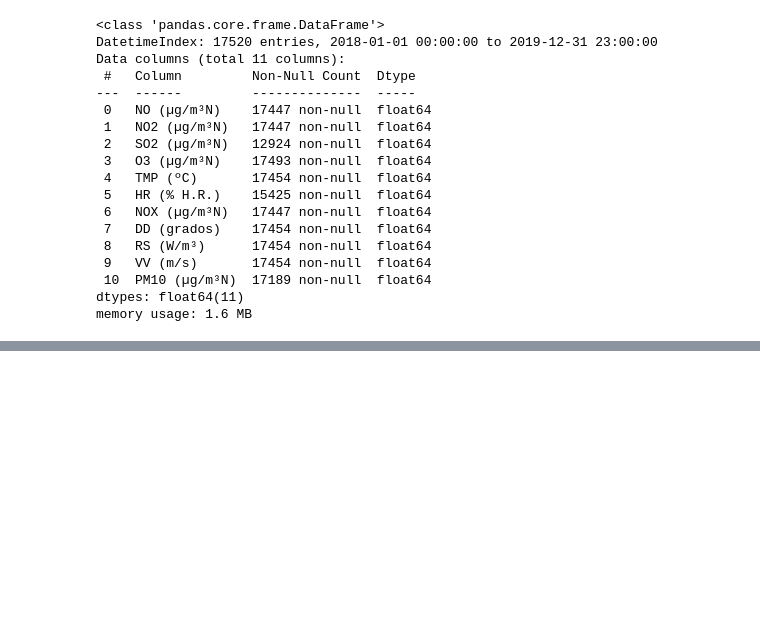
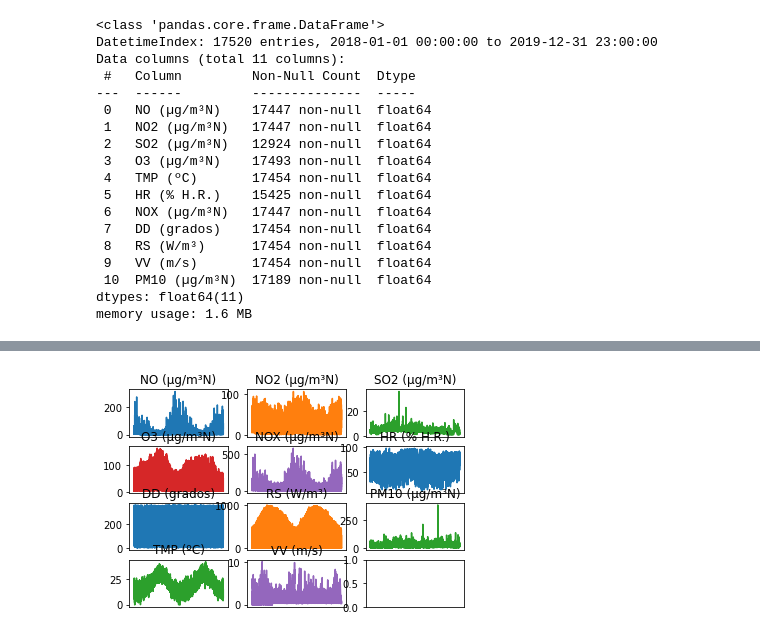
Before and after one commit to PritikaRamu/Air-Pollution-Prediction, a Jupyter notebook: Jupyter Notebook/SOP.ipynb, the cells around one changed output, grey strips where cells are left out. Cells and saved outputs as stored; diff of their text form; code cells hidden in the pictures; blank space fills up the shorter version.

```diff
--- a/Jupyter Notebook/SOP.ipynb
+++ b/Jupyter Notebook/SOP.ipynb
@@ -228,0 +214,5 @@ alcantarilla_linear
+# %%
+imputer = KNNImputer(n_neighbors=5)
+After_imputation = imputer.fit_transform(alcantarilla)
+df = pd.DataFrame(After_imputation, columns = ['NO (µg/m³N)','NO2 (µg/m³N)','SO2 (µg/m³N)','O3 (µg/m³N)','TMP (ºC)','HR (% H.R.)','NOX (µg/m³N)','DD (grados)','RS (W/m³)','VV (m/s)','PM10 (µg/m³N)'])
+df
@@ -228,0 +233,43 @@ alcantarilla_linear
+# %%
+fig, axs = plt.subplots(4, 3)
+
+df['Date'] = d[:-1]
+
+axs[0, 0].plot(df['Date'],df['NO (µg/m³N)'])
+axs[0, 0].set_title('NO (µg/m³N)')
+
+axs[0, 1].plot(df['Date'],df['NO2 (µg/m³N)'], 'tab:orange')
+axs[0, 1].set_title('NO2 (µg/m³N)')
+
+axs[0, 2].plot(df['Date'],df['SO2 (µg/m³N)'], 'tab:green')
+axs[0, 2].set_title('SO2 (µg/m³N)')
+
+axs[1, 0].plot(df['Date'],df['O3 (µg/m³N)'], 'tab:red')
+axs[1, 0].set_title('O3 (µg/m³N)')
+
+axs[1, 1].plot(df['Date'],df['NOX (µg/m³N)'], 'tab:purple')
+axs[1, 1].set_title('NOX (µg/m³N)')
+
+axs[1, 2].plot(df['Date'],df['HR (% H.R.)'])
+axs[1, 2].set_title('HR (% H.R.)')
+
+axs[2, 0].plot(df['Date'],df['DD (grados)'])
+axs[2, 0].set_title('DD (grados)')
+
+axs[2, 1].plot(df['Date'],df['RS (W/m³)'], 'tab:orange')
+axs[2, 1].set_title('RS (W/m³)')
+
+axs[2, 2].plot(df['Date'],df['PM10 (µg/m³N)'], 'tab:green')
+axs[2, 2].set_title('PM10 (µg/m³N)')
+
+axs[3, 0].plot(df['Date'],df['TMP (ºC)'], 'tab:green')
+axs[3, 0].set_title('TMP (ºC)')
+
+axs[3, 1].plot(df['Date'],df['VV (m/s)'], 'tab:purple')
+axs[3, 1].set_title('VV (m/s)')
+
+for i in [0,1,2,3]:
+    for j in [0,1,2]:
+        axs[i, j].tick_params(axis='x',which='both', bottom=False, top=False, labelbottom=False)
+# %% [output]
+[figure, added]
```
Also changed, not shown: parts of 6 cells of this notebook, 2 other files.
